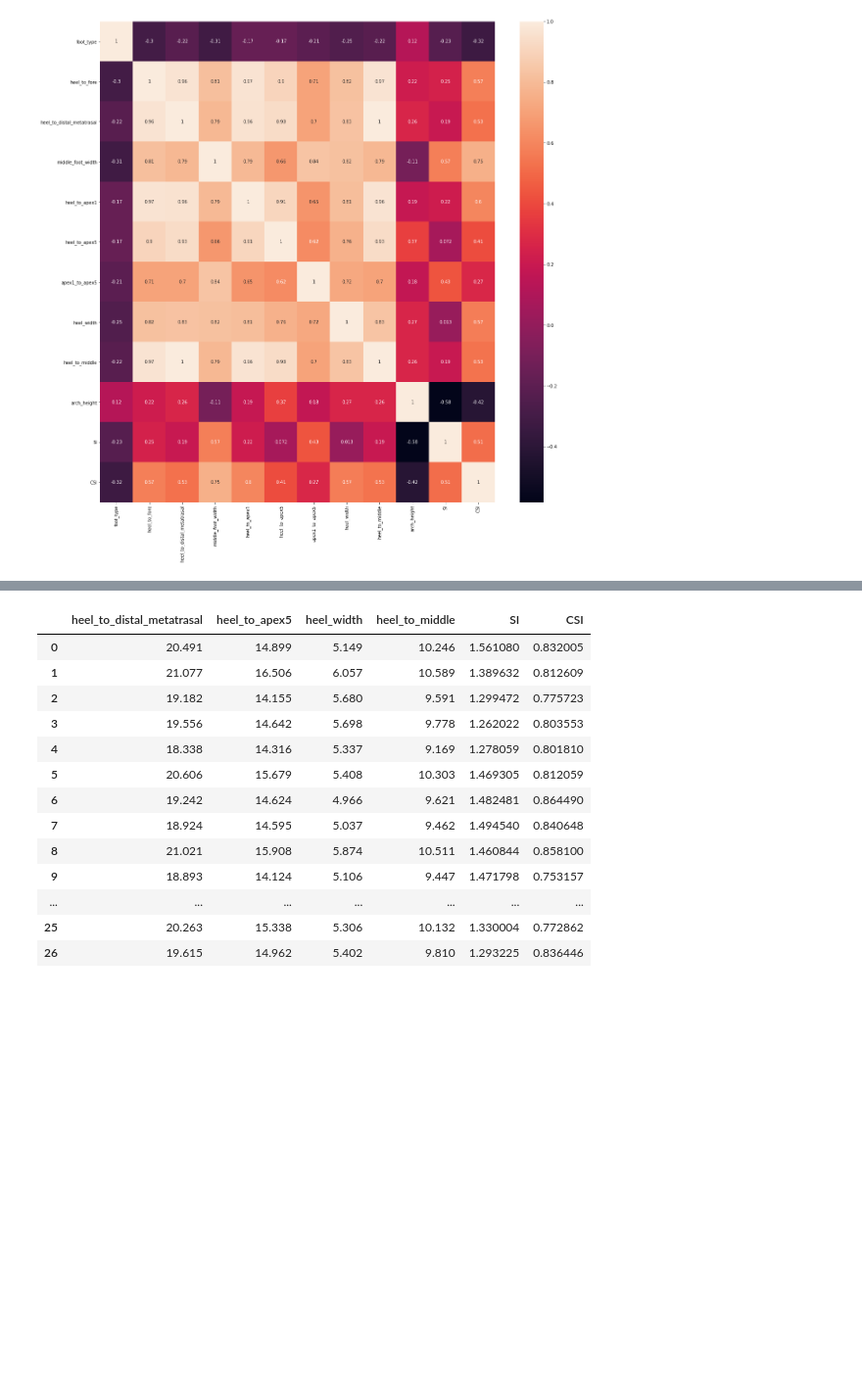
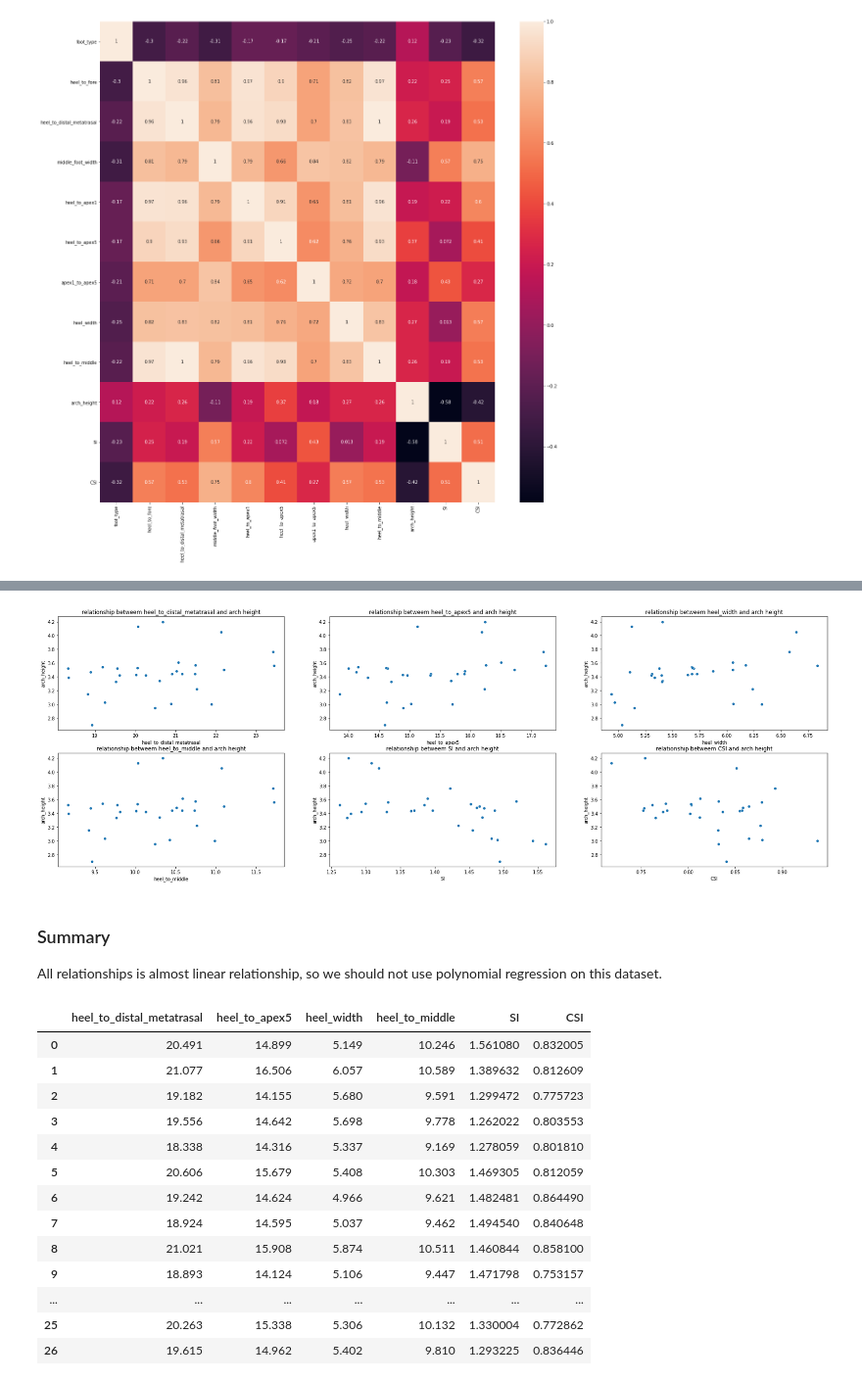
Before and after one commit to Matchatta/senior-machine-learning, a Jupyter notebook: src/machine_learning.ipynb, the cells around one changed output, grey strips where cells are left out. Shown: that part at 98% size. Cells and saved outputs as stored; diff of their text form; code cells hidden in the pictures; blank space fills up the shorter version.

```diff
--- a/src/machine_learning.ipynb
+++ b/src/machine_learning.ipynb
@@ -94,11 +94,14 @@ features = encoded_data[selected_feature]
 target = encoded_data[['arch_height']]
 # %%
 # Check data trend
-fig, axes = plt.subplots(ncols=3, nrows=3, figsize=(30, 4))
+fig, axes = plt.subplots(ncols=3, nrows=2, figsize=(30, 10))
 column = 0
 row = 0
 for feature in selected_feature:
     sns.scatterplot(data=encoded_data, x=feature, y="arch_height", ax=axes[row][column])
+    axes[row][column].set_title((
+    f'relationship betweem {feature} and arch height'
+    ))
     column += 1
     if(column == 3):
         row = 1
@@ -109,3 +111,7 @@ SyntaxError: keyword argument repeated: data (<ipython-input-61-f0b5931d40bb>, l
+[figure, added]
+# %% [markdown]
+### Summary
+All relationships is almost linear relationship, so we should not use polynomial regression on this dataset.
 # %%
 # Split train and test
 from sklearn.model_selection import train_test_split
```
Also changed, not shown: parts of 4 cells of this notebook.
